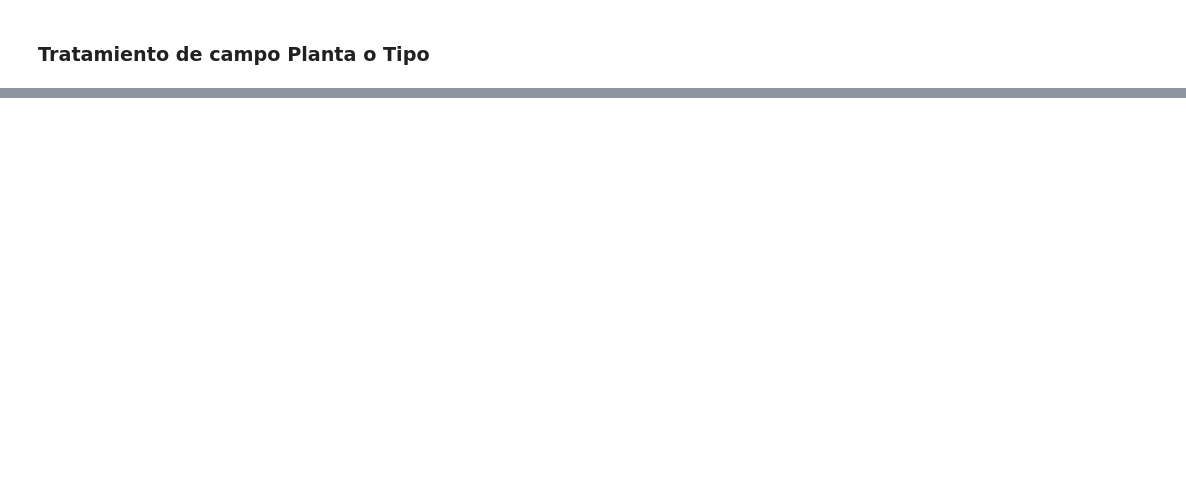
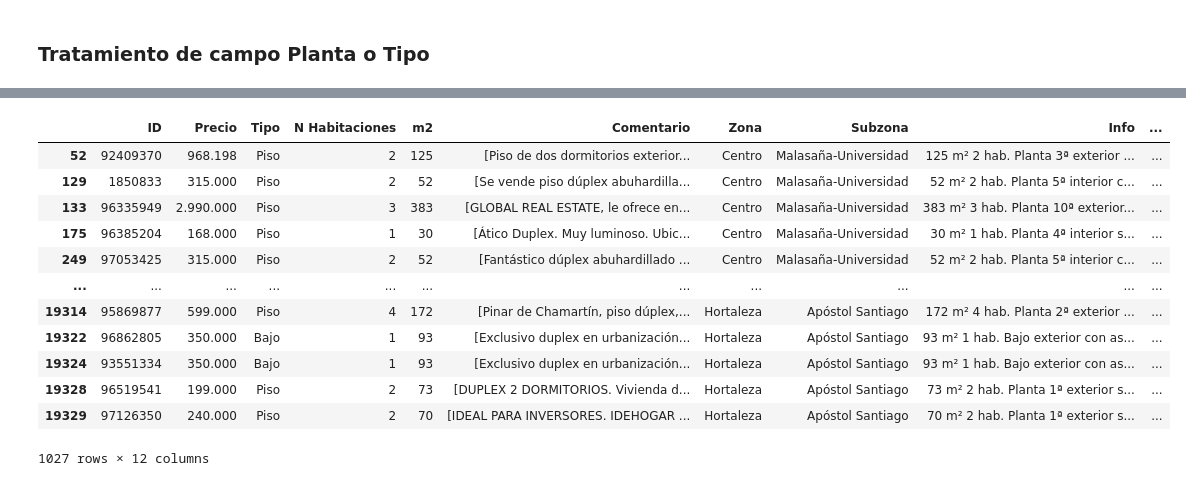
Before and after one commit to julioCasalV/tfm_kschool, a Jupyter notebook: Tratamiento_y_limpieza_de_datos.ipynb, the cells around one changed output, grey strips where cells are left out. Saved outputs shown, nothing was run; the diff lists cells and outputs as text; code cells hidden in the pictures; blank space fills up the shorter version.

```diff
--- a/Tratamiento_y_limpieza_de_datos.ipynb
+++ b/Tratamiento_y_limpieza_de_datos.ipynb
@@ -238,0 +643,23 @@ Counter(tokens).most_common()
+# %%
+# Los valores de este resto no parecen presentar datos del número de la planta en que se encuentran, por lo que podremos
+# cubrir los faltantes con el resto:
+
+df4 = df3.copy()
+
+df4['Cantidad de plantas'] = val_mas_plantas
+# %%
+df4[df4['Cantidad de plantas']!=1]
+# %% [output]
+|  | ID | Precio | Tipo | N Habitaciones | m2 | Comentario | Zona | Subzona | Info | ... |
+| 52 | 92409370 | 968.198 | Piso | 2 | 125 | [Piso de dos dormitorios exterior... | Centro | Malasaña-Universidad | 125 m² 2 hab. Planta 3ª exterior ... | ... |
+| 129 | 1850833 | 315.000 | Piso | 2 | 52 | [Se vende piso dúplex abuhardilla... | Centro | Malasaña-Universidad | 52 m² 2 hab. Planta 5ª interior c... | ... |
+| 133 | 96335949 | 2.990.000 | Piso | 3 | 383 | [GLOBAL REAL ESTATE, le ofrece en... | Centro | Malasaña-Universidad | 383 m² 3 hab. Planta 10ª exterior... | ... |
+| 175 | 96385204 | 168.000 | Piso | 1 | 30 | [Ático Duplex. Muy luminoso. Ubic... | Centro | Malasaña-Universidad | 30 m² 1 hab. Planta 4ª interior s... | ... |
+| 249 | 97053425 | 315.000 | Piso | 2 | 52 | [Fantástico dúplex abuhardillado ... | Centro | Malasaña-Universidad | 52 m² 2 hab. Planta 5ª interior c... | ... |
+| ... | ... | ... | ... | ... | ... | ... | ... | ... | ... | ... |
+| 19314 | 95869877 | 599.000 | Piso | 4 | 172 | [Pinar de Chamartín, piso dúplex,... | Hortaleza | Apóstol Santiago | 172 m² 4 hab. Planta 2ª exterior ... | ... |
+| 19322 | 96862805 | 350.000 | Bajo | 1 | 93 | [Exclusivo duplex en urbanización... | Hortaleza | Apóstol Santiago | 93 m² 1 hab. Bajo exterior con as... | ... |
+| 19324 | 93551334 | 350.000 | Bajo | 1 | 93 | [Exclusivo duplex en urbanización... | Hortaleza | Apóstol Santiago | 93 m² 1 hab. Bajo exterior con as... | ... |
+| 19328 | 96519541 | 199.000 | Piso | 2 | 73 | [DUPLEX 2 DORMITORIOS. Vivienda d... | Hortaleza | Apóstol Santiago | 73 m² 2 hab. Planta 1ª exterior s... | ... |
+| 19329 | 97126350 | 240.000 | Piso | 2 | 70 | [IDEAL PARA INVERSORES. IDEHOGAR ... | Hortaleza | Apóstol Santiago | 70 m² 2 hab. Planta 1ª exterior s... | ... |
+1027 rows × 12 columns
```
Also changed, not shown: parts of 55 cells of this notebook.
